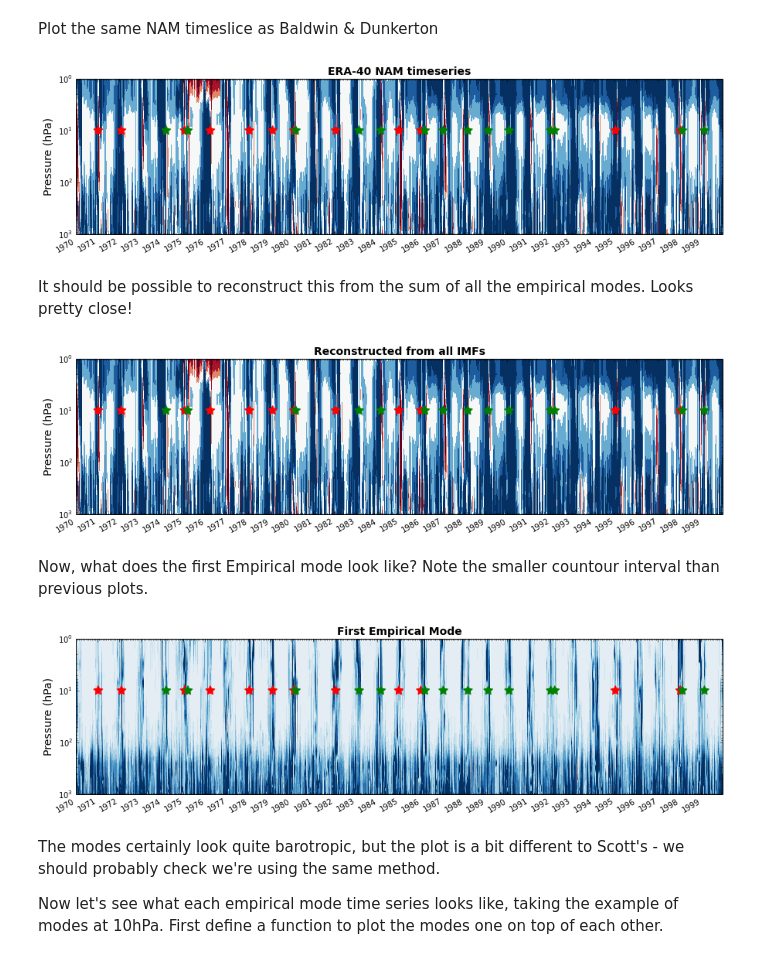
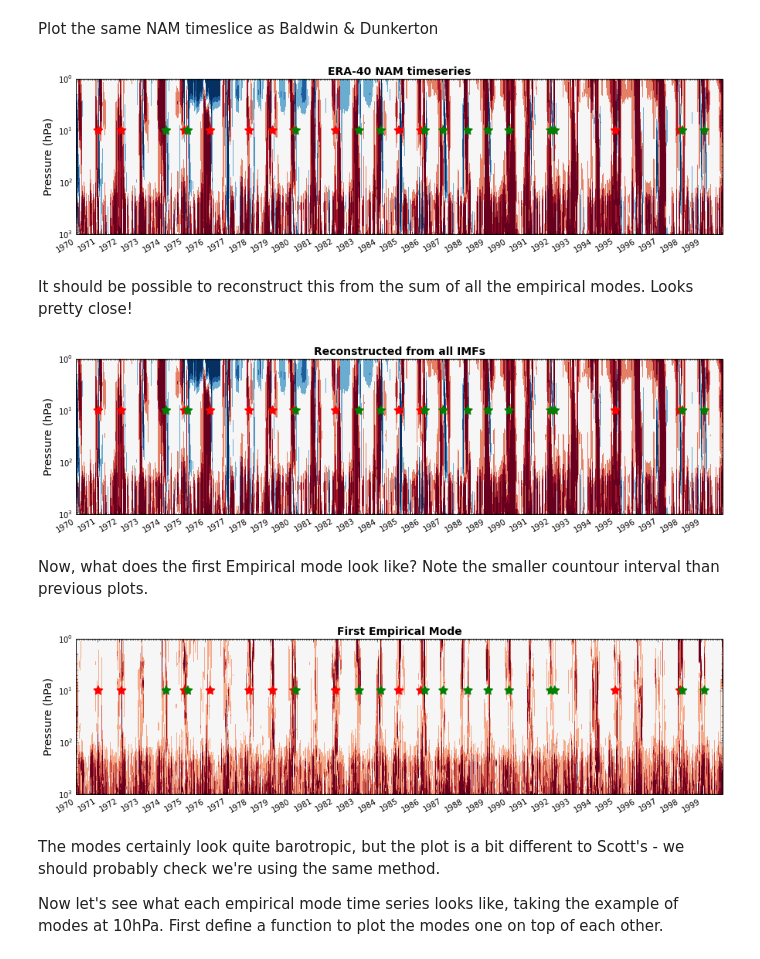
Before and after one commit to wseviour/notebooks, a Jupyter notebook: Empirical_Mode_Decomposition.ipynb, the cells around one changed output. Drawn from its saved outputs; the diff is of its cells as text; code cells hidden in the pictures.

Commit message:
Fixed contour intervals on first EM

```diff
--- a/Empirical_Mode_Decomposition.ipynb
+++ b/Empirical_Mode_Decomposition.ipynb
@@ -32,6 +32,9 @@ f = cdms2.open('./data/nam_era40.nc')
 nam = - f('nam', time=(start_date,end_date)) #negative needed (I calculated this with the wrong sign!)
 f.close()
 p = nam.getLevel()
+
+for i in range(len(p)):
+    nam[:,i] = nam[:,i] - np.mean(nam[:,i])
 
 # Read in time coordinate
 t = nam.getTime()
@@ -84,7 +87,7 @@ Define a function which plots the NAM timeseries in a Baldwin & Dunkerton-like w
 def nam_plot(nam, p, title='', clevs=[-1.5,-1,-0.5,0.5,1,1.5], event_index=[]):
 
     fig, axes = plt.subplots(nrows=1, ncols=1, figsize=(15,4))
-    axes.contourf(dates, p[:], nam.T, clevs, cmap=plt.cm.RdBu, extend='both')
+    axes.contourf(dates, p[:], nam.T, clevs, cmap=plt.cm.RdBu_r, extend='both')
     axes.autoscale(False)
     if event_index != []:
         ypos = np.zeros(len(event_index))
@@ -117,19 +120,19 @@ Plot the same NAM timeslice as Baldwin & Dunkerton
 # %%
 nam_plot(nam,p,title='ERA-40 NAM timeseries', event_index=event_index)
 # %% [output]
-[figure, old version]
+[figure, new version]
 # %% [markdown]
 It should be possible to reconstruct this from the sum of all the empirical modes. Looks pretty close!
 # %%
 nam_plot(np.ma.sum(emd, axis=2), p, title='Reconstructed from all IMFs', event_index=event_index)
 # %% [output]
-[figure, old version]
+[figure, new version]
 # %% [markdown]
 Now, what does the first Empirical mode look like? Note the smaller countour interval than previous plots.
 # %%
-nam_plot(emd[:,:,0], p, title='First Empirical Mode', clevs=np.arange(-1,1,0.1), event_index=event_index)
+nam_plot(emd[:,:,0], p, title='First Empirical Mode', clevs=[-1,-0.75,-0.5,-0.25,0.25,0.5,0.75,1], event_index=event_index)
 # %% [output]
-[figure, old version]
+[figure, new version]
 # %% [markdown]
 The modes certainly look quite barotropic, but the plot is a bit different to Scott's - we should probably check we're using the same method.
 
```
Also changed, not shown: parts of 3 cells of this notebook.
